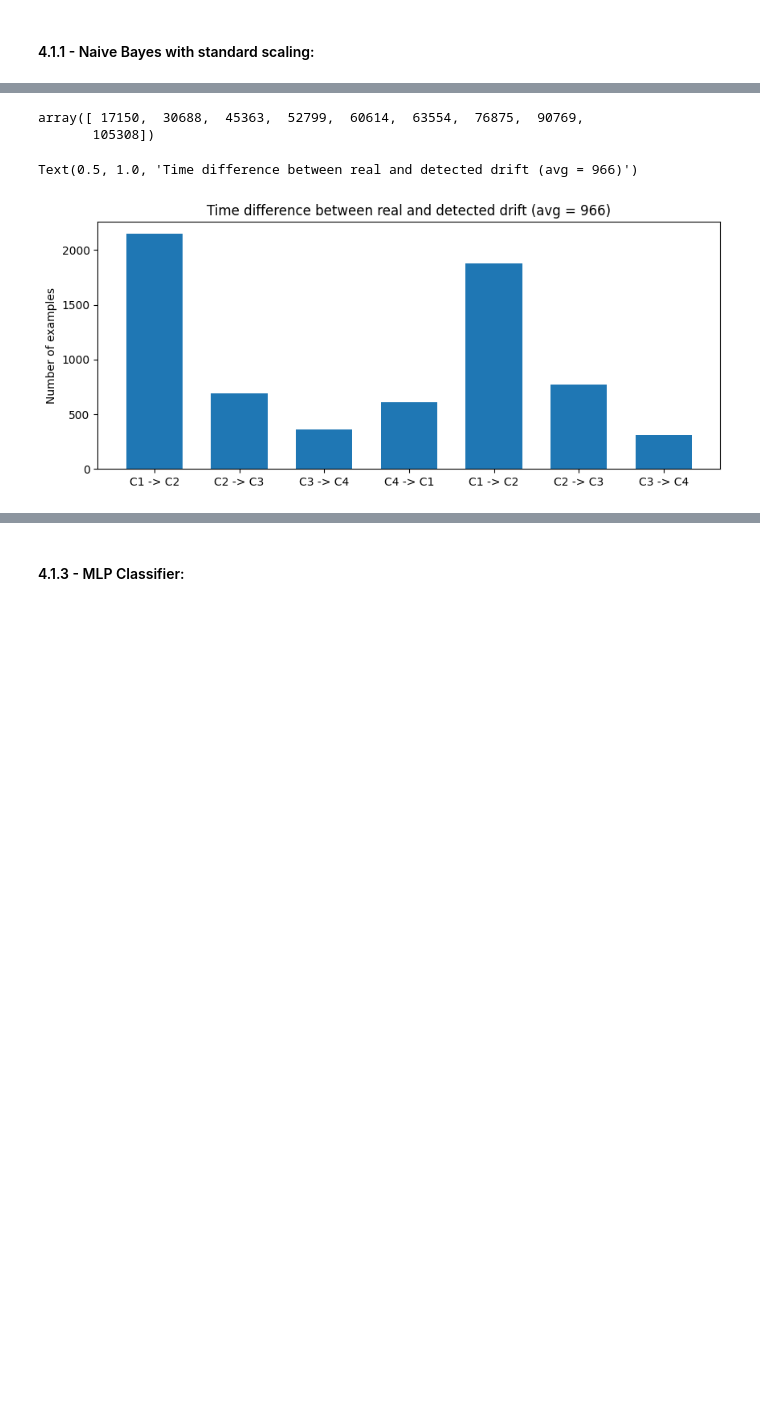
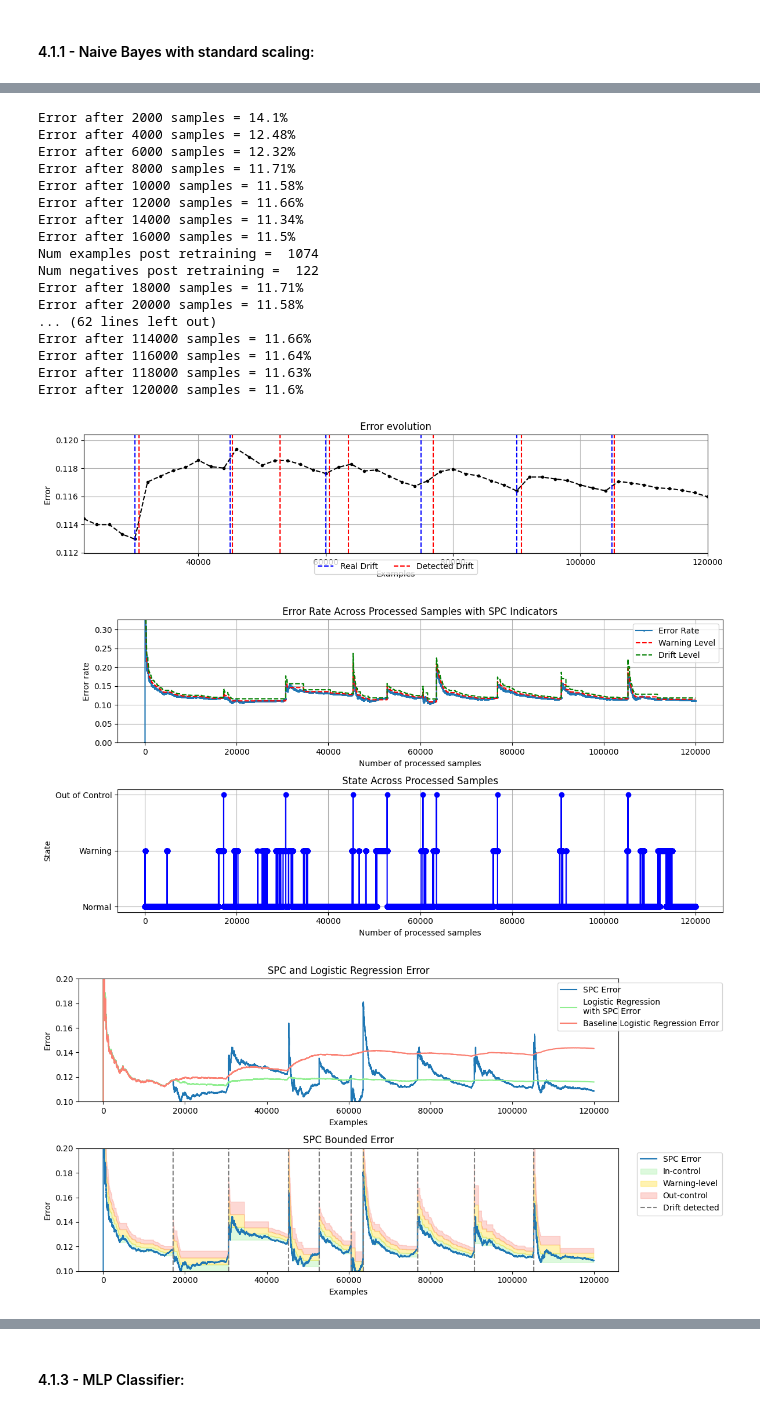
Before and after one commit to miguelFigSilva/dsm_SPC, a Jupyter notebook: updated_SPC.ipynb, the cells around one changed output, grey strips where cells are left out. Cells and saved outputs as stored; diff of their text form; code cells hidden in the pictures; blank space fills up the shorter version.

```diff
--- a/updated_SPC.ipynb
+++ b/updated_SPC.ipynb
@@ -440,0 +206,16 @@ plt.show()
+# %%
+# IMP - juntar ao outro ciclo para fazer ao mesmo tempo
+# -> isso vai afetar muito o tempo de processamento e vai dar a ideia errada que o SPC está muito mais lento do que na realidade está. Acho boa ideia fazer separado
+def baseline_learning(model, data_stream):
+    baseline, e = [], 0
+    for i in range(data_stream.shape[0]):
+        y_pred = model.predict_one(data_stream.iloc[i, :-1])
+        model.learn_one(data_stream.iloc[i, :-1], data_stream.iloc[i, -1])
+        e += (data_stream.iloc[i, -1] != y_pred)+0
+        baseline.append(e/(i+1))
+    return baseline
+
+
+model = init_estimator_GaussianNB()
+baseline = baseline_learning(model, data_stream)
+error_analysis_plot(spc_detector, baseline, N, E, "Naive Bayes")
@@ -581,0 +258,10 @@ Text(0.5, 1.0, 'Time difference between real and detected drift (avg = 1639)')
+# %%
+model = init_estimator_StandardizedGaussianNB()
+
+spc_detector = SPCAlgorithm(init_estimator_StandardizedGaussianNB)
+spc_detector, E, N = control_loop(spc_detector, report=2000)
+
+baseline = baseline_learning(model, data_stream)
+error_analysis_plot(spc_detector, baseline, N, E, "Standardized Naive Bayes")
+
+time_diff_plot(spc_detector)
@@ -690,19 +309,31 @@ plt.show()
-# %%
-np.array([i for i in range(len(spc_detector.states)) if spc_detector.states[i] == 2]) # 2 false alarms
-# %% [output]
-array([ 17150,  30688,  45363,  52799,  60614,  63554,  76875,  90769,
-       105308])
 # %%
-detected = [17150,  30688,  45363,  60614,  76875,  90769, 105308]
-real = 15000*np.array(np.arange(1,8))
+model = init_estimator_SGDClassifier()
 
-fig = plt.figure(figsize=(10,4))
-plt.bar([0.3, 0.75, 1.2, 1.65, 2.1, 2.55, 3.0], detected-real, width=0.3)
-plt.xticks(ticks=[0.3, 0.75, 1.2, 1.65, 2.1, 2.55, 3.0],
-           labels=['C1 -> C2', 'C2 -> C3', 'C3 -> C4', 'C4 -> C1', 'C1 -> C2', 'C2 -> C3', 'C3 -> C4'])
+spc_detector = SPCAlgorithm(init_estimator_SGDClassifier)
+spc_detector, E, N = control_loop(spc_detector, report=2000)
 
-plt.ylabel('Number of examples')
-plt.title(f'Time difference between real and detected drift (avg = {int(np.mean(detected-real))})')
+baseline = baseline_learning(model, data_stream)
+error_analysis_plot(spc_detector, baseline, N, E, "Logistic Regression")
+
+time_diff_plot(spc_detector)
 # %% [output]
-Text(0.5, 1.0, 'Time difference between real and detected drift (avg = 966)')
+Error after 2000 samples = 14.1%
+Error after 4000 samples = 12.48%
+Error after 6000 samples = 12.32%
+Error after 8000 samples = 11.71%
+Error after 10000 samples = 11.58%
+Error after 12000 samples = 11.66%
+Error after 14000 samples = 11.34%
+Error after 16000 samples = 11.5%
+Num examples post retraining =  1074
+Num negatives post retraining =  122
+Error after 18000 samples = 11.71%
+Error after 20000 samples = 11.58%
+... (62 lines left out)
+Error after 114000 samples = 11.66%
+Error after 116000 samples = 11.64%
+Error after 118000 samples = 11.63%
+Error after 120000 samples = 11.6%
-[figure, old version]
+[figure, new version]
+[figure, added]
+[figure, added]
```
Also changed, not shown: parts of 40 cells of this notebook, 3 other files.
